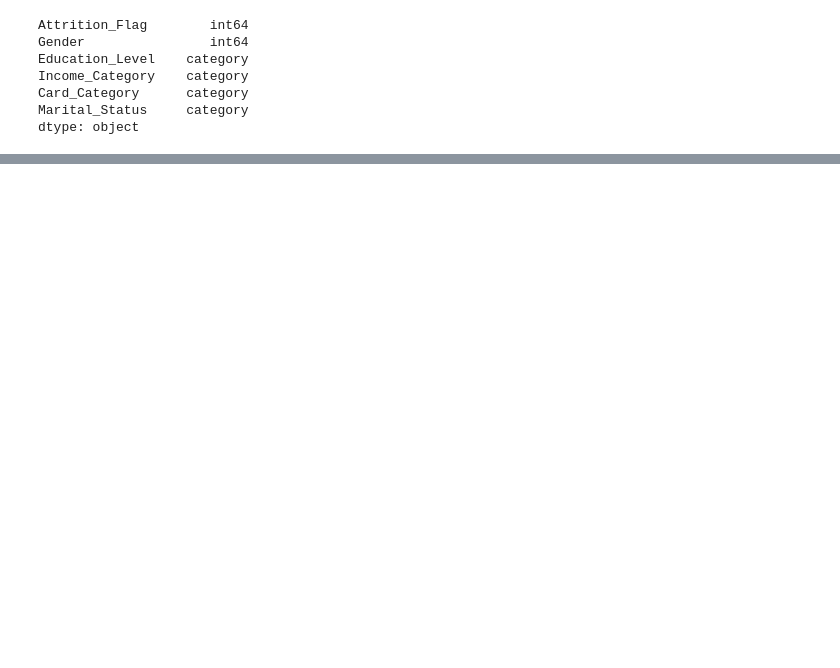
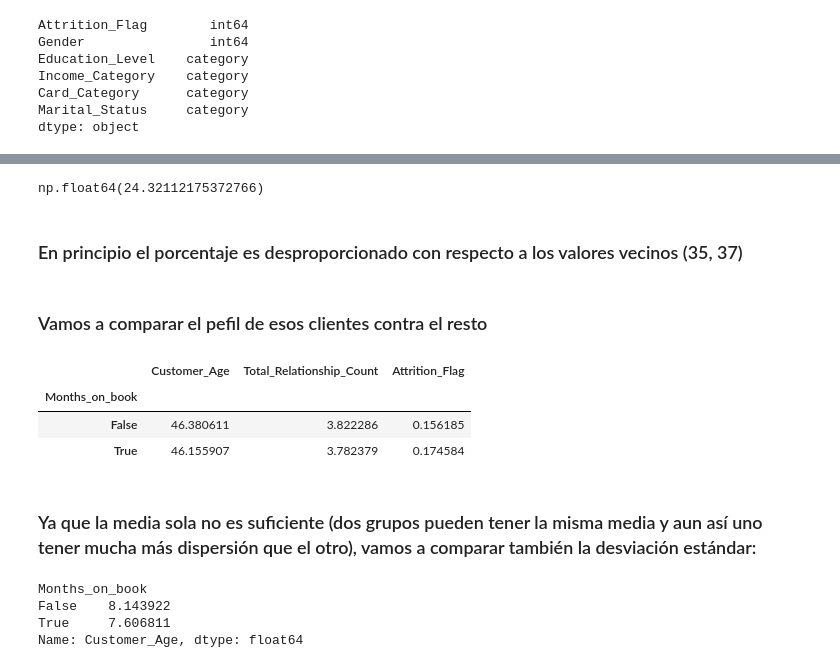
Before and after one commit to Dende8/Credit_Card_Churners, a Jupyter notebook: notebooks/preprocessing.ipynb, the cells around one changed output, grey strips where cells are left out. Drawn from its saved outputs; the diff is of its cells as text; code cells hidden in the pictures; blank space fills up the shorter version.

```diff
--- a/notebooks/preprocessing.ipynb
+++ b/notebooks/preprocessing.ipynb
@@ -66,0 +142,24 @@ dtype: object
+# %%
+(df_clean['Months_on_book'] == 36).mean() * 100
+# %% [output]
+np.float64(24.32112175372766)
+# %% [markdown]
+### En principio el porcentaje es desproporcionado con respecto a los valores vecinos (35, 37)
+# %% [markdown]
+### Vamos a comparar el pefil de esos clientes contra el resto
+# %%
+df_clean.groupby(df_clean['Months_on_book'] == 36)[['Customer_Age', 'Total_Relationship_Count', 'Attrition_Flag']].mean()
+# %% [output]
+|  | Customer_Age | Total_Relationship_Count | Attrition_Flag |
+| Months_on_book |  |  |  |
+| False | 46.380611 | 3.822286 | 0.156185 |
+| True | 46.155907 | 3.782379 | 0.174584 |
+# %% [markdown]
+### Ya que la media sola no es suficiente (dos grupos pueden tener la misma media y aun así uno tener mucha más dispersión que el otro), vamos a comparar también la desviación estándar:
+# %%
+df_clean.groupby(df_clean['Months_on_book'] == 36)['Customer_Age'].std()
+# %% [output]
+Months_on_book
+False    8.143922
+True     7.606811
+Name: Customer_Age, dtype: float64
```
Also changed, not shown: parts of 13 cells of this notebook, 1 other file.
